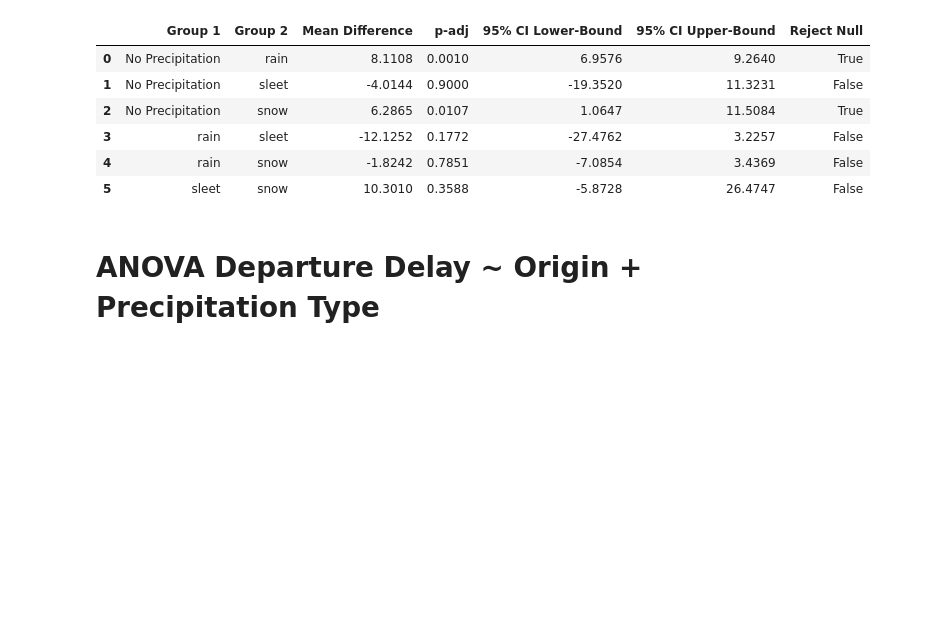
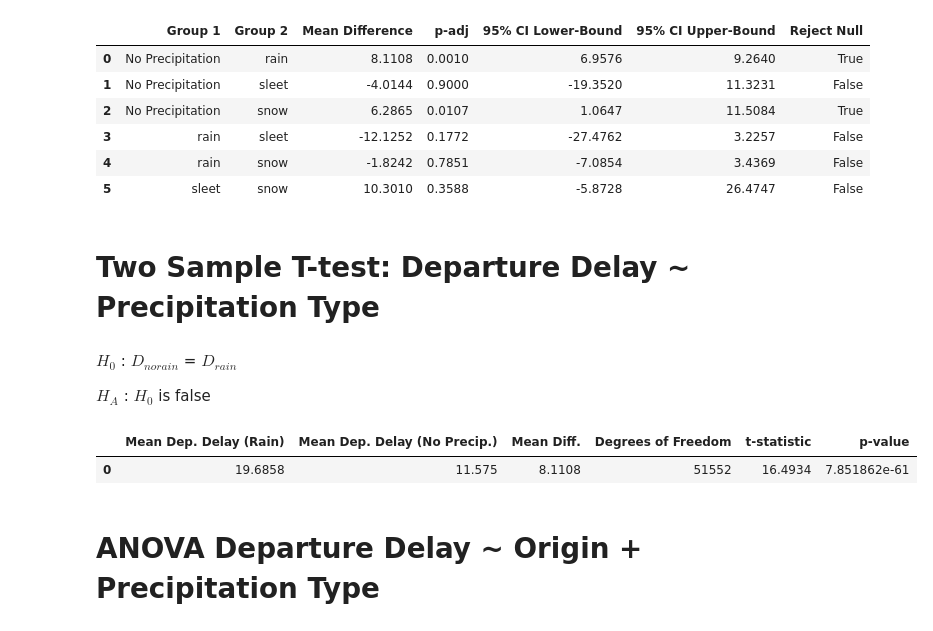
Before and after one commit to rweng18/aqi_project, a Jupyter notebook: ANOVA_tests.ipynb, the cells around one changed output. Drawn from its saved outputs; the diff is of its cells as text; code cells hidden in the pictures; blank space fills up the shorter version.

```diff
--- a/ANOVA_tests.ipynb
+++ b/ANOVA_tests.ipynb
@@ -336,6 +336,31 @@ No Precipitation   snow   6.2865 0.0107   1.0647 11.5084   True
 | 3 | rain | sleet | -12.1252 | 0.1772 | -27.4762 | 3.2257 | False |
 | 4 | rain | snow | -1.8242 | 0.7851 | -7.0854 | 3.4369 | False |
 | 5 | sleet | snow | 10.3010 | 0.3588 | -5.8728 | 26.4747 | False |
+# %% [markdown]
+# Two Sample T-test: Departure Delay ~ Precipitation Type
+# %% [markdown]
+$H_0$ : $D_{no rain}$ = $D_{rain}$
+
+$H_A$ : $H_0$ is false
+# %%
+# Subset for rain or no precipitation
+rain = flight_weather_twoway[flight_weather_twoway['precip_type'] == 'rain']
+no_rain = flight_weather_twoway[flight_weather_twoway['precip_type'] == 'No Precipitation']
+
+# Print mean departure delay (minutes) for when it's raining and not raining
+# Print degrees of freedom
+rain_mu = np.mean(rain['dep_delay'])
+no_rain_mu = np.mean(no_rain['dep_delay'])
+df = len(rain['dep_delay']) + len(no_rain['dep_delay']) - 2
+
+t, p = ttest_ind(rain['dep_delay'], no_rain['dep_delay'], equal_var = False)
+# %%
+ttest = pd.DataFrame([[round(rain_mu, 4), round(no_rain_mu, 4), round(rain_mu, 4) - round(no_rain_mu, 4), df, round(t, 4), p]], )
+ttest.columns = ['Mean Dep. Delay (Rain)', 'Mean Dep. Delay (No Precip.)', 'Mean Diff.', 'Degrees of Freedom', 't-statistic', 'p-value']
+ttest
+# %% [output]
+|  | Mean Dep. Delay (Rain) | Mean Dep. Delay (No Precip.) | Mean Diff. | Degrees of Freedom | t-statistic | p-value |
+| 0 | 19.6858 | 11.575 | 8.1108 | 51552 | 16.4934 | 7.851862e-61 |
 # %% [markdown]
 # ANOVA Departure Delay ~ Origin + Precipitation Type
 # %% [markdown]
```
Also changed, not shown: parts of 17 cells of this notebook, 9 other files.
